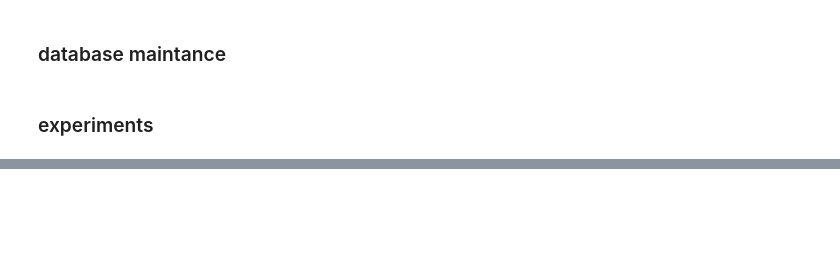
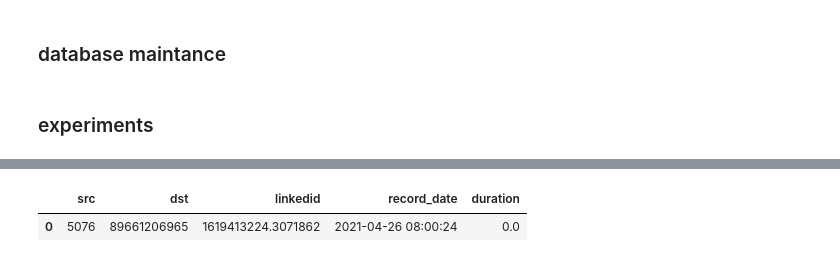
Before and after one commit to format37/call_centre_stt_server, a Jupyter notebook: monitoring/mysql.ipynb, the cells around one changed output, grey strips where cells are left out. Saved outputs shown, nothing was run; the diff lists cells and outputs as text; code cells hidden in the pictures; blank space fills up the shorter version.

```diff
--- a/monitoring/mysql.ipynb
+++ b/monitoring/mysql.ipynb
@@ -464,3 +370,15 @@ df = pd.read_csv(filename, ';', parse_dates = ['call_date'], date_parser=datepar
 df.call_date.iloc[0], type(df.call_date.iloc[0])
 # %%
 df.base_name.iloc[0], type(df.base_name.iloc[0])
+# %%
+# search for call
+query = "SELECT distinct src, dst, linkedid, record_date, duration from transcribations"
+#query = "SELECT linkedid, record_date, start, text from transcribations"
+#query += " where record_date>'2021.04.26 08:00:00' and record_date<'2021.04.26 08:10:00'"
+query += " where record_date='2021-04-26 08:00:24'"
+query += " order by record_date;"
+columns = pd.read_sql(query, con = trans_conn)
+columns
+# %% [output]
+|  | src | dst | linkedid | record_date | duration |
+| 0 | 5076 | 89661206965 | 1619413224.3071862 | 2021-04-26 08:00:24 | 0.0 |
```
Also changed, not shown: parts of 31 cells of this notebook, 2 other files.
